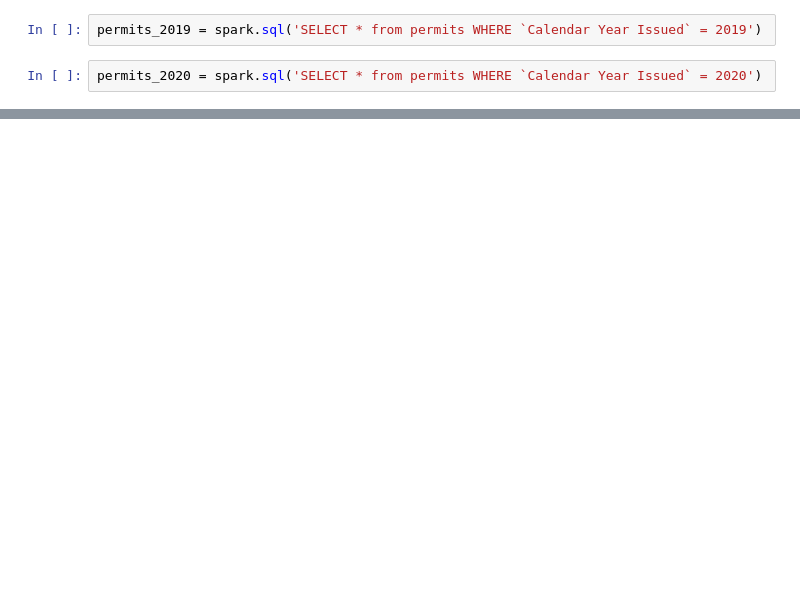
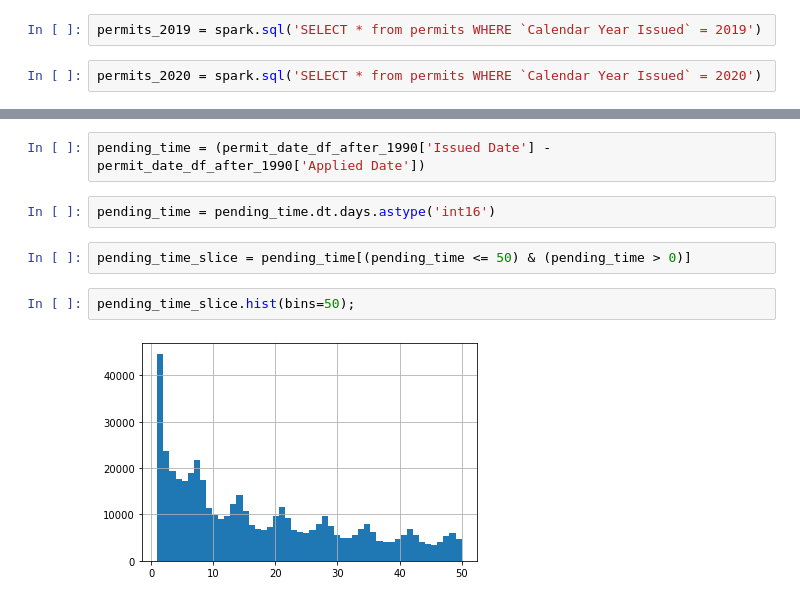
Before and after one commit to rezaganj/Capstone1-Construction-Permits-Austin-TX, a Jupyter notebook: notebooks/main.ipynb, the cells around one changed output, grey strips where cells are left out. Cells and saved outputs as stored; diff of their text form; blank space fills up the shorter version.

```diff
--- a/notebooks/main.ipynb
+++ b/notebooks/main.ipynb
@@ -163,0 +179,10 @@ memory usage: 23.3+ MB
+# %%
+pending_time = (permit_date_df_after_1990['Issued Date'] - permit_date_df_after_1990['Applied Date'])
+# %%
+pending_time = pending_time.dt.days.astype('int16')
+# %%
+pending_time_slice = pending_time[(pending_time <= 50) & (pending_time > 0)]
+# %%
+pending_time_slice.hist(bins=50);
+# %% [output]
+[figure, added]
```
Also changed, not shown: parts of 23 cells of this notebook.
